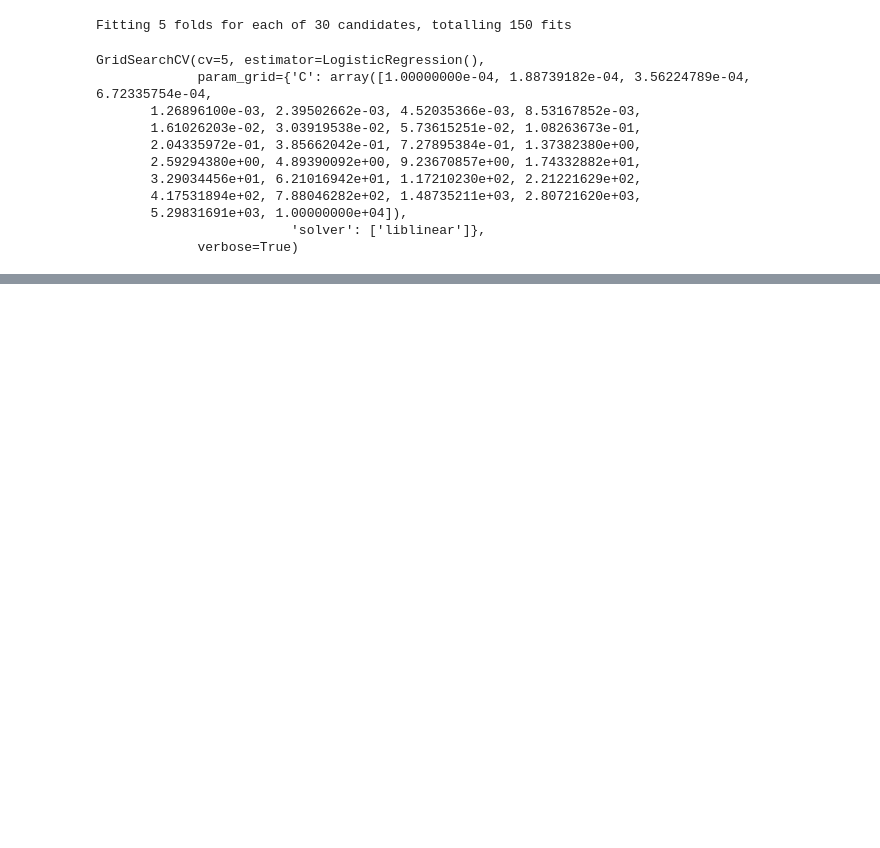
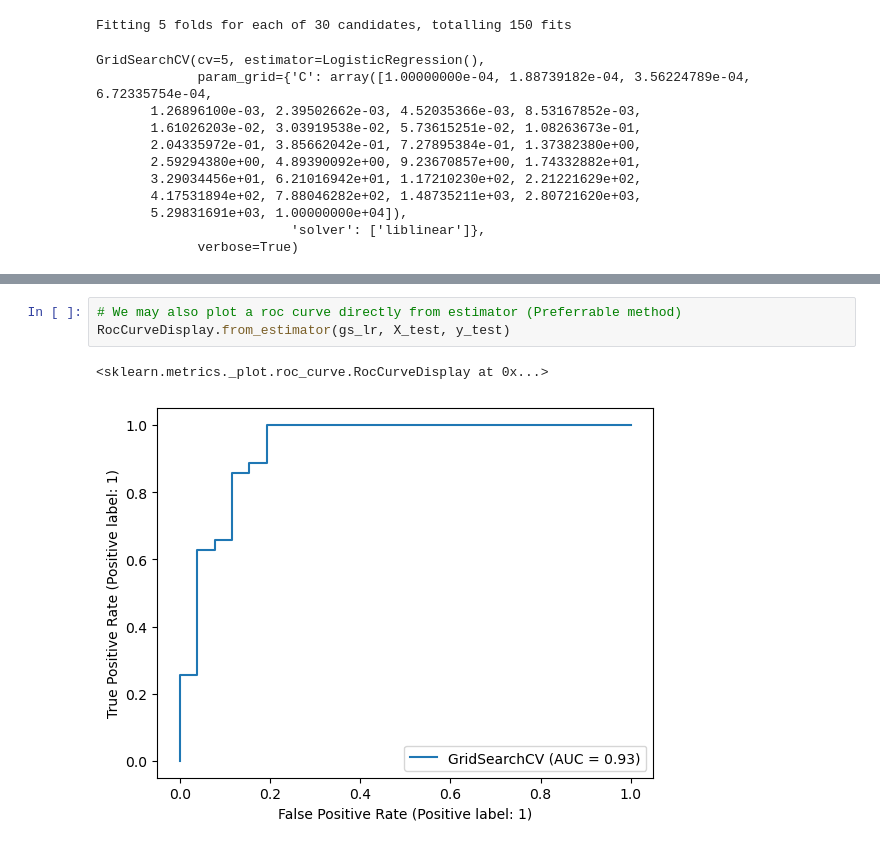
Before and after one commit to cillustrisimo/Heart-Disease-Classification-Model, a Jupyter notebook: heart-disease-classification.ipynb, the cells around one changed output, grey strips where cells are left out. Cells and saved outputs as stored; diff of their text form; blank space fills up the shorter version.

```diff
--- a/heart-disease-classification.ipynb
+++ b/heart-disease-classification.ipynb
@@ -613,0 +647,6 @@ Please also refer to the documentation for alternative solver options:
+# %%
+# We may also plot a roc curve directly from estimator (Preferrable method)
+RocCurveDisplay.from_estimator(gs_lr, X_test, y_test)
+# %% [output]
+<sklearn.metrics._plot.roc_curve.RocCurveDisplay at 0x...>
+[figure, added]
```
Also changed, not shown: parts of 20 cells of this notebook.
